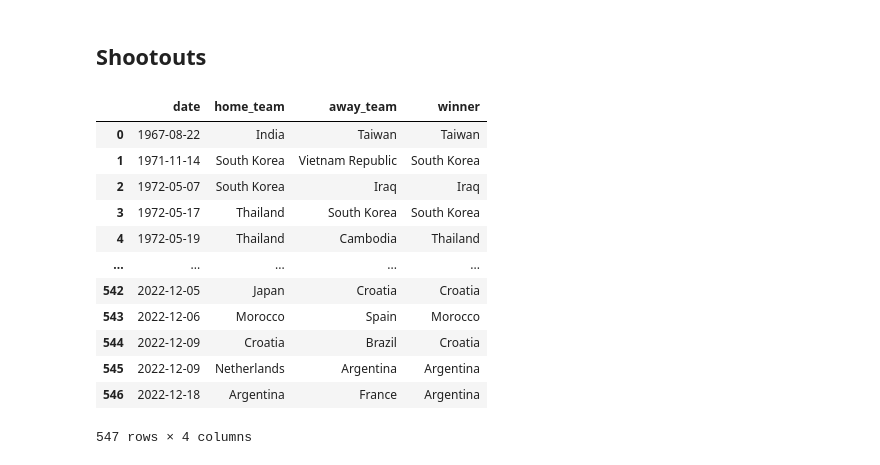
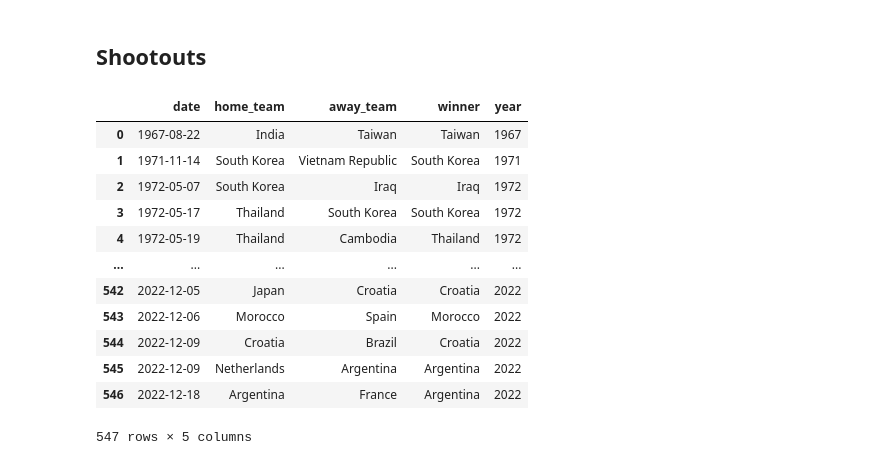
Before and after one commit to ryann-arruda/python-data-analysis, a Jupyter notebook: k_means.ipynb, the cells around one changed output. Drawn from its saved outputs; the diff is of its cells as text; code cells hidden in the pictures.

```diff
--- a/k_means.ipynb
+++ b/k_means.ipynb
@@ -44,20 +57,22 @@ results
 44557 rows × 9 columns
 # %% [markdown]
 ## **Shootouts**
-# %%
-shootouts = pd.read_csv('shootouts.csv')
-shootouts
-# %% [output]
-|  | date | home_team | away_team | winner |
-| 0 | 1967-08-22 | India | Taiwan | Taiwan |
-| 1 | 1971-11-14 | South Korea | Vietnam Republic | South Korea |
-| 2 | 1972-05-07 | South Korea | Iraq | Iraq |
-| 3 | 1972-05-17 | Thailand | South Korea | South Korea |
-| 4 | 1972-05-19 | Thailand | Cambodia | Thailand |
-| ... | ... | ... | ... | ... |
-| 542 | 2022-12-05 | Japan | Croatia | Croatia |
-| 543 | 2022-12-06 | Morocco | Spain | Morocco |
-| 544 | 2022-12-09 | Croatia | Brazil | Croatia |
-| 545 | 2022-12-09 | Netherlands | Argentina | Argentina |
-| 546 | 2022-12-18 | Argentina | France | Argentina |
-547 rows × 4 columns
+# %%
+shootouts = pd.read_csv('shootouts.csv')
+shootouts['date'] = pd.to_datetime(shootouts.date)
+shootouts['year'] = shootouts.date.map(lambda x: x.year)
+shootouts
+# %% [output]
+|  | date | home_team | away_team | winner | year |
+| 0 | 1967-08-22 | India | Taiwan | Taiwan | 1967 |
+| 1 | 1971-11-14 | South Korea | Vietnam Republic | South Korea | 1971 |
+| 2 | 1972-05-07 | South Korea | Iraq | Iraq | 1972 |
+| 3 | 1972-05-17 | Thailand | South Korea | South Korea | 1972 |
+| 4 | 1972-05-19 | Thailand | Cambodia | Thailand | 1972 |
+| ... | ... | ... | ... | ... | ... |
+| 542 | 2022-12-05 | Japan | Croatia | Croatia | 2022 |
+| 543 | 2022-12-06 | Morocco | Spain | Morocco | 2022 |
+| 544 | 2022-12-09 | Croatia | Brazil | Croatia | 2022 |
+| 545 | 2022-12-09 | Netherlands | Argentina | Argentina | 2022 |
+| 546 | 2022-12-18 | Argentina | France | Argentina | 2022 |
+547 rows × 5 columns
```
Also changed, not shown: parts of 29 cells of this notebook.
